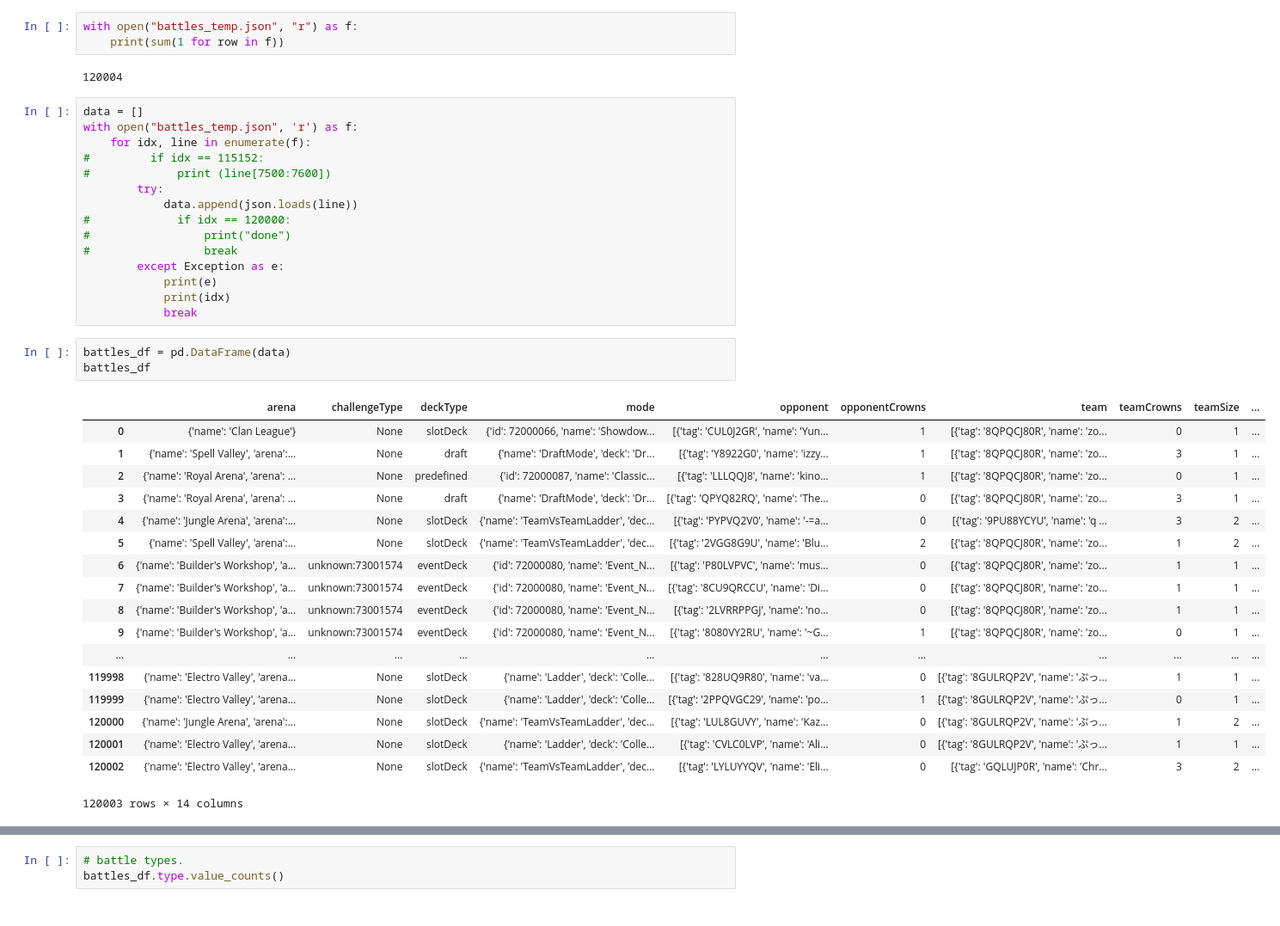
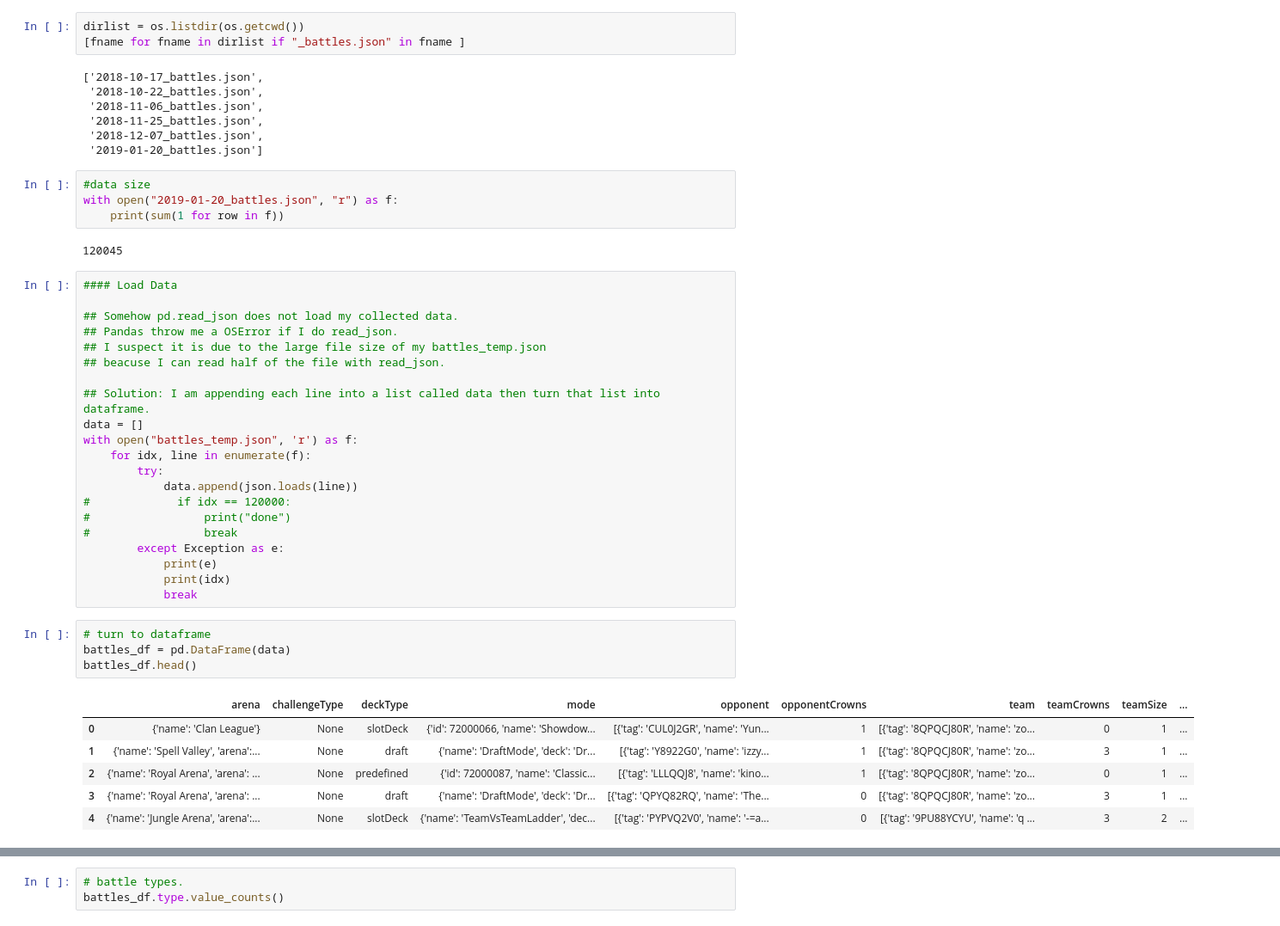
Before and after one commit to JiahongXue/Clash-Royale-Card-Usage-Analysis, a Jupyter notebook: Data Cleaning and Manipulation.ipynb, the cells around one changed output, grey strips where cells are left out. Shown at 86% size. Saved outputs shown, nothing was run; the diff lists cells and outputs as text.

```diff
--- a/Data Cleaning and Manipulation.ipynb
+++ b/Data Cleaning and Manipulation.ipynb
@@ -12,14 +22,31 @@ from dateutil import parser
+# %%
+dirlist = os.listdir(os.getcwd())
+[fname for fname in dirlist if "_battles.json" in fname ]
+# %% [output]
+['2018-10-17_battles.json',
+ '2018-10-22_battles.json',
+ '2018-11-06_battles.json',
+ '2018-11-25_battles.json',
+ '2018-12-07_battles.json',
+ '2019-01-20_battles.json']
 # %%
-with open("battles_temp.json", "r") as f:
+#data size
+with open("2019-01-20_battles.json", "r") as f:
     print(sum(1 for row in f))
 # %% [output]
-120004
+120045
 # %%
+#### Load Data
+
+## Somehow pd.read_json does not load my collected data.
+## Pandas throw me a OSError if I do read_json.
+## I suspect it is due to the large file size of my battles_temp.json
+## beacuse I can read half of the file with read_json.
+
+## Solution: I am appending each line into a list called data then turn that list into dataframe.
 data = []
 with open("battles_temp.json", 'r') as f:
     for idx, line in enumerate(f):
-#         if idx == 115152:
-#             print (line[7500:7600])
         try:
             data.append(json.loads(line))
 #             if idx == 120000:
@@ -30,27 +57,16 @@ with open("battles_temp.json", 'r') as f:
             print(idx)
             break
 # %%
+# turn to dataframe
 battles_df = pd.DataFrame(data)
-battles_df
+battles_df.head()
 # %% [output]
 |  | arena | challengeType | deckType | mode | opponent | opponentCrowns | team | teamCrowns | teamSize | ... |
 | 0 | {'name': 'Clan League'} | None | slotDeck | {'id': 72000066, 'name': 'Showdow... | [{'tag': 'CUL0J2GR', 'name': 'Yun... | 1 | [{'tag': '8QPQCJ80R', 'name': 'zo... | 0 | 1 | ... |
 | 1 | {'name': 'Spell Valley', 'arena':... | None | draft | {'name': 'DraftMode', 'deck': 'Dr... | [{'tag': 'Y8922G0', 'name': 'izzy... | 1 | [{'tag': '8QPQCJ80R', 'name': 'zo... | 3 | 1 | ... |
 | 2 | {'name': 'Royal Arena', 'arena': ... | None | predefined | {'id': 72000087, 'name': 'Classic... | [{'tag': 'LLLQQJ8', 'name': 'kino... | 1 | [{'tag': '8QPQCJ80R', 'name': 'zo... | 0 | 1 | ... |
 | 3 | {'name': 'Royal Arena', 'arena': ... | None | draft | {'name': 'DraftMode', 'deck': 'Dr... | [{'tag': 'QPYQ82RQ', 'name': 'The... | 0 | [{'tag': '8QPQCJ80R', 'name': 'zo... | 3 | 1 | ... |
 | 4 | {'name': 'Jungle Arena', 'arena':... | None | slotDeck | {'name': 'TeamVsTeamLadder', 'dec... | [{'tag': 'PYPVQ2V0', 'name': '-=a... | 0 | [{'tag': '9PU88YCYU', 'name': 'q ... | 3 | 2 | ... |
-| 5 | {'name': 'Spell Valley', 'arena':... | None | slotDeck | {'name': 'TeamVsTeamLadder', 'dec... | [{'tag': '2VGG8G9U', 'name': 'Blu... | 2 | [{'tag': '8QPQCJ80R', 'name': 'zo... | 1 | 2 | ... |
-| 6 | {'name': 'Builder's Workshop', 'a... | unknown:73001574 | eventDeck | {'id': 72000080, 'name': 'Event_N... | [{'tag': 'P80LVPVC', 'name': 'mus... | 0 | [{'tag': '8QPQCJ80R', 'name': 'zo... | 1 | 1 | ... |
-| 7 | {'name': 'Builder's Workshop', 'a... | unknown:73001574 | eventDeck | {'id': 72000080, 'name': 'Event_N... | [{'tag': '8CU9QRCCU', 'name': 'Di... | 0 | [{'tag': '8QPQCJ80R', 'name': 'zo... | 1 | 1 | ... |
-| 8 | {'name': 'Builder's Workshop', 'a... | unknown:73001574 | eventDeck | {'id': 72000080, 'name': 'Event_N... | [{'tag': '2LVRRPPGJ', 'name': 'no... | 0 | [{'tag': '8QPQCJ80R', 'name': 'zo... | 1 | 1 | ... |
-| 9 | {'name': 'Builder's Workshop', 'a... | unknown:73001574 | eventDeck | {'id': 72000080, 'name': 'Event_N... | [{'tag': '8080VY2RU', 'name': '~G... | 1 | [{'tag': '8QPQCJ80R', 'name': 'zo... | 0 | 1 | ... |
-| ... | ... | ... | ... | ... | ... | ... | ... | ... | ... | ... |
-| 119998 | {'name': 'Electro Valley', 'arena... | None | slotDeck | {'name': 'Ladder', 'deck': 'Colle... | [{'tag': '828UQ9R80', 'name': 'va... | 0 | [{'tag': '8GULRQP2V', 'name': 'ぷっ... | 1 | 1 | ... |
-| 119999 | {'name': 'Electro Valley', 'arena... | None | slotDeck | {'name': 'Ladder', 'deck': 'Colle... | [{'tag': '2PPQVGC29', 'name': 'po... | 1 | [{'tag': '8GULRQP2V', 'name': 'ぷっ... | 0 | 1 | ... |
-| 120000 | {'name': 'Jungle Arena', 'arena':... | None | slotDeck | {'name': 'TeamVsTeamLadder', 'dec... | [{'tag': 'LUL8GUVY', 'name': 'Kaz... | 0 | [{'tag': '8GULRQP2V', 'name': 'ぷっ... | 1 | 2 | ... |
-| 120001 | {'name': 'Electro Valley', 'arena... | None | slotDeck | {'name': 'Ladder', 'deck': 'Colle... | [{'tag': 'CVLC0LVP', 'name': 'Ali... | 0 | [{'tag': '8GULRQP2V', 'name': 'ぷっ... | 1 | 1 | ... |
-| 120002 | {'name': 'Electro Valley', 'arena... | None | slotDeck | {'name': 'TeamVsTeamLadder', 'dec... | [{'tag': 'LYLUYYQV', 'name': 'Eli... | 0 | [{'tag': 'GQLUJP0R', 'name': 'Chr... | 3 | 2 | ... |
-120003 rows × 14 columns
 # %%
 ## show trophies distribution
 # battles_df = pd.read_json("C:/Users/Jiahong Xue/Desktop/Projects/Clash-Royale-Card-Usage-Analysis/battles_temp.json", lines=True)
```
Also changed, not shown: parts of 20 cells of this notebook, 1 other file.
